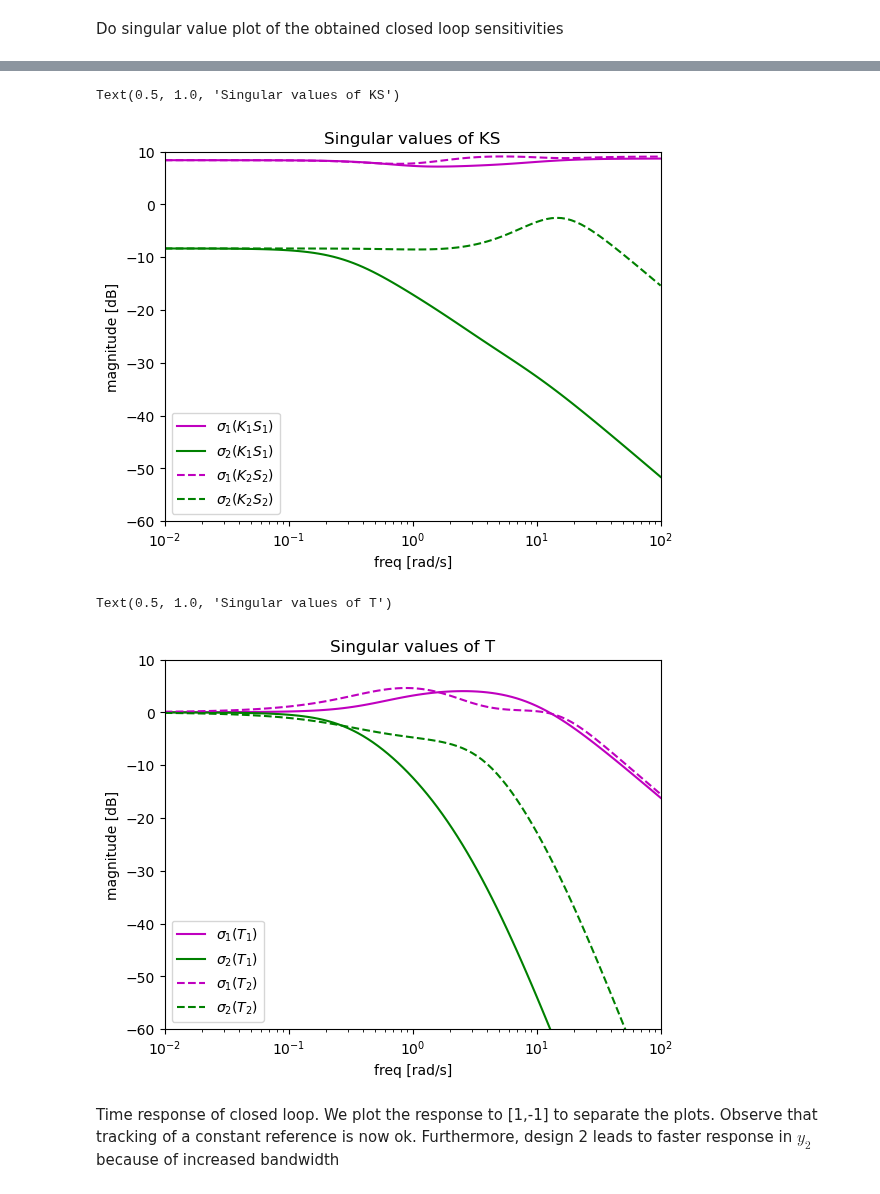
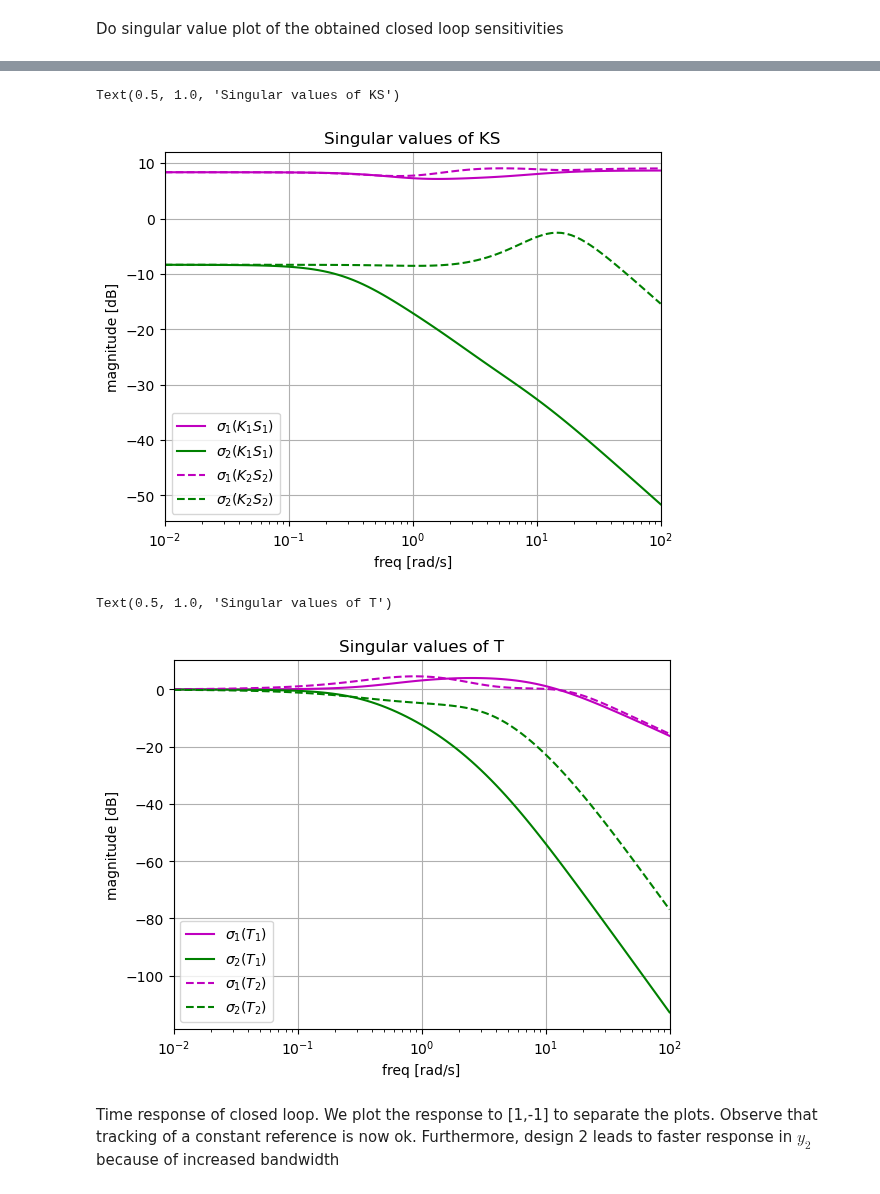
Before and after one commit to giannibi/rpc-scripts, a Jupyter notebook: examples/Part4/03 Hinfinity_mixed_sensitivity.ipynb, the cells around one changed output, grey strips where cells are left out. Saved outputs shown, nothing was run; the diff lists cells and outputs as text; code cells hidden in the pictures.

```diff
--- a/examples/Part4/03 Hinfinity_mixed_sensitivity.ipynb
+++ b/examples/Part4/03 Hinfinity_mixed_sensitivity.ipynb
@@ -206,34 +172,34 @@ plt.semilogx(w, 20*np.log10(KSsv_1[:, 0]), 'm', label=r'$\sigma_1(K_1 S_1)$')
 plt.semilogx(w, 20*np.log10(KSsv_1[:, 1]), 'g', label=r'$\sigma_2(K_1 S_1)$')
 plt.semilogx(w, 20*np.log10(KSsv_2[:, 0]), 'm--', label=r'$\sigma_1(K_2 S_2)$')
 plt.semilogx(w, 20*np.log10(KSsv_2[:, 1]), 'g--', label=r'$\sigma_2(K_2 S_2)$')
-plt.ylim([-60, 10])
 plt.ylabel('magnitude [dB]')
 plt.xlim([1e-2, 1e2])
 plt.xlabel('freq [rad/s]')
 plt.legend()
+plt.grid()
 plt.title('Singular values of KS')
 # %% [output]
 Text(0.5, 1.0, 'Singular values of KS')
-[figure, old version]
+[figure, new version]
 # %%
 # Plot singular values of the complementary sensitivity for the 2 designs
 
 Tsv_1 = rb.sigma(T_1, w)
 Tsv_2 = rb.sigma(T_2, w)
 
 plt.semilogx(w, 20*np.log10(Tsv_1[:, 0]), 'm', label=r'$\sigma_1(T_1)$')
 plt.semilogx(w, 20*np.log10(Tsv_1[:, 1]), 'g', label=r'$\sigma_2(T_1)$')
 plt.semilogx(w, 20*np.log10(Tsv_2[:, 0]), 'm--', label=r'$\sigma_1(T_2)$')
 plt.semilogx(w, 20*np.log10(Tsv_2[:, 1]), 'g--', label=r'$\sigma_2(T_2)$')
-plt.ylim([-60, 10])
 plt.ylabel('magnitude [dB]')
 plt.xlim([1e-2, 1e2])
 plt.xlabel('freq [rad/s]')
 plt.legend()
+plt.grid()
 plt.title('Singular values of T')
 # %% [output]
 Text(0.5, 1.0, 'Singular values of T')
-[figure, old version]
+[figure, new version]
 # %% [markdown]
 Time response of closed loop. We plot the response to [1,-1] to separate the plots.
 Observe that tracking of a constant reference is now ok. Furthermore, design 2 leads to faster response in $y_2$ because of increased bandwidth
```
Also changed, not shown: parts of 9 cells of this notebook, 16 other files.
